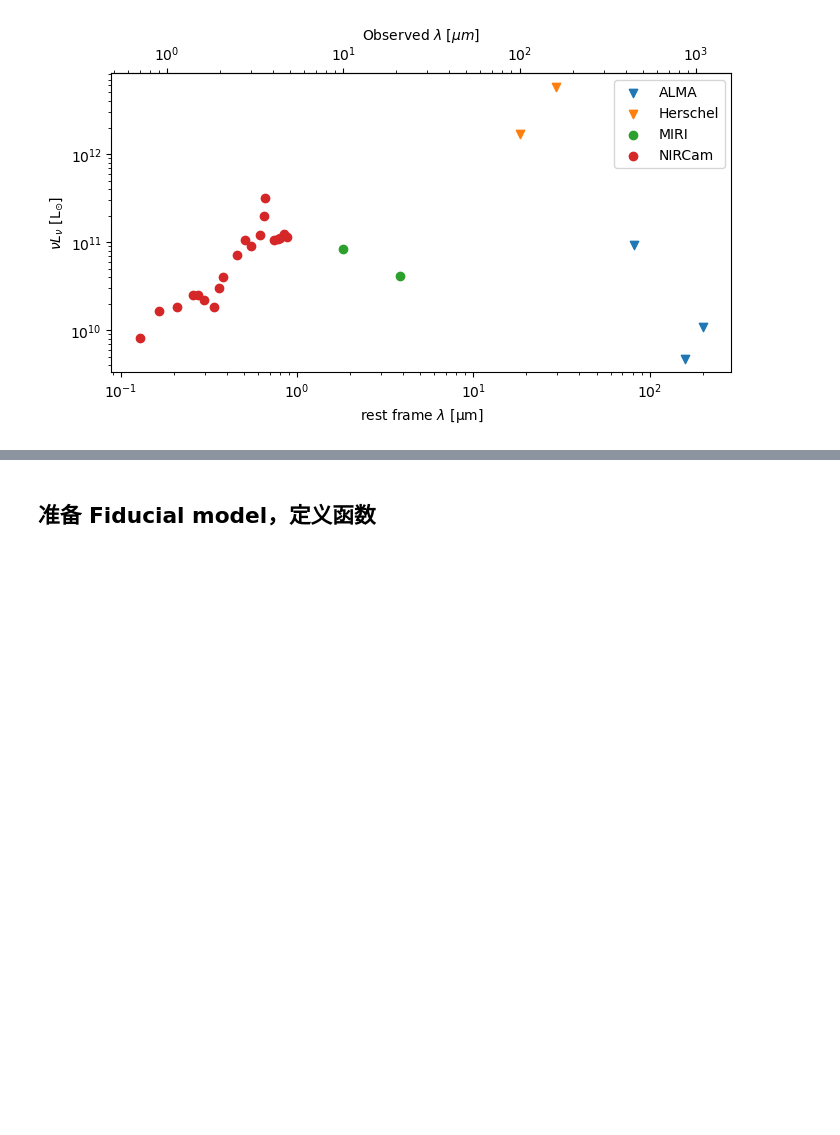
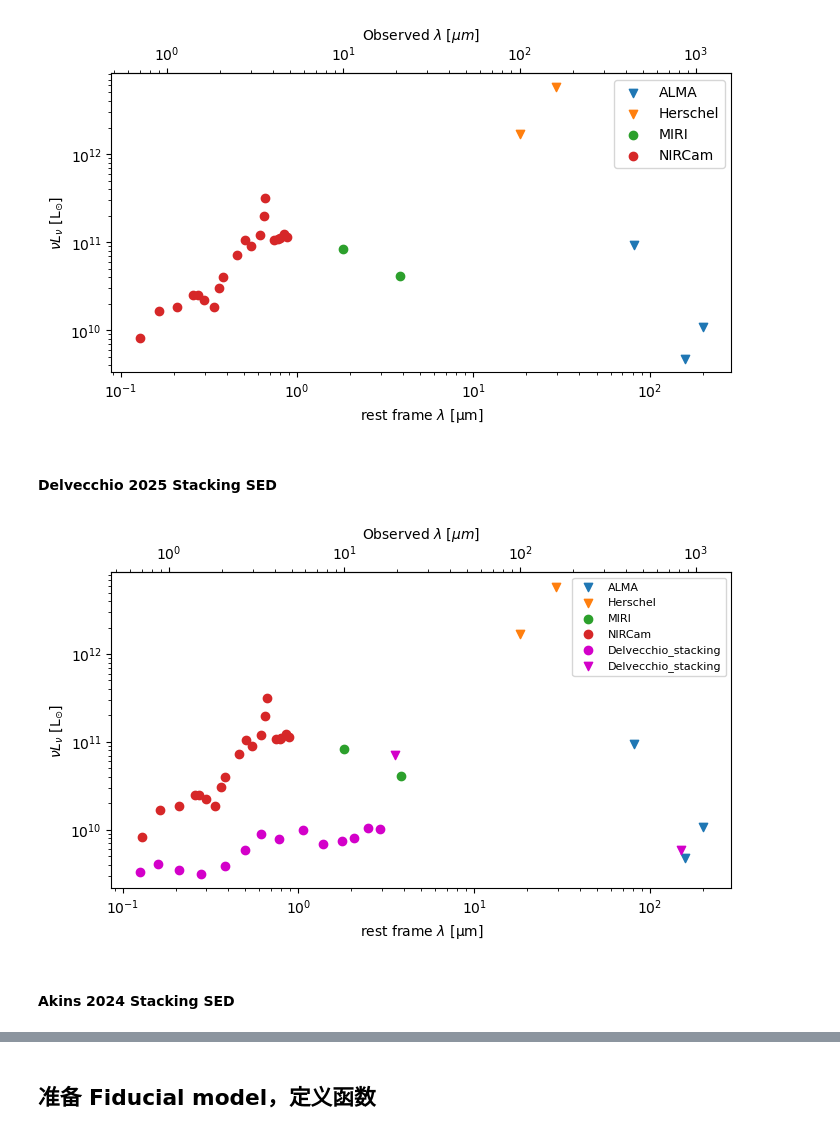
Before and after one commit to c-kj/LRD_dust_modeling, a Jupyter notebook: notebooks/A_V_constraint.ipynb, the cells around one changed output, grey strips where cells are left out. Saved outputs shown, nothing was run; the diff lists cells and outputs as text; code cells hidden in the pictures; blank space fills up the shorter version.

```diff
--- a/notebooks/A_V_constraint.ipynb
+++ b/notebooks/A_V_constraint.ipynb
@@ -238,3 +259,5 @@ add_wavelength_obs_xaxis(ax, z=SED_table.meta['z'],)
 # %% [output]
 <SecondaryAxis: xlabel='Observed $\\lambda$ [$\\mu m$]'>
 [figure]
+# %% [markdown]
+#### Delvecchio 2025 Stacking SED
@@ -240,0 +304,22 @@ add_wavelength_obs_xaxis(ax, z=SED_table.meta['z'],)
+# %%
+# 接续前面的 Labbe_photo 的绘图，画上 Delvecchio_stacking_photo
+
+SED_table = Delvecchio_stacking_photo
+
+# fig, ax = plt.subplots(figsize=(8, 6))
+
+for detection_type in [True, False]:
+    mask = SED_table['detection'] == detection_type
+    ax.scatter(x='wavelength_rest', y='nu_L_nu', data=SED_table[mask],
+               s=6**2, label='Delvecchio_stacking', marker={True: 'o', False: 'v'}[detection_type],
+               color="#d300c9"
+               )
+
+ax.set_aspect(.5)
+ax.legend(fontsize=8)
+
+fig
+# %% [output]
+[figure, added]
+# %% [markdown]
+#### Akins 2024 Stacking SED
```
Also changed, not shown: parts of 60 cells of this notebook.
